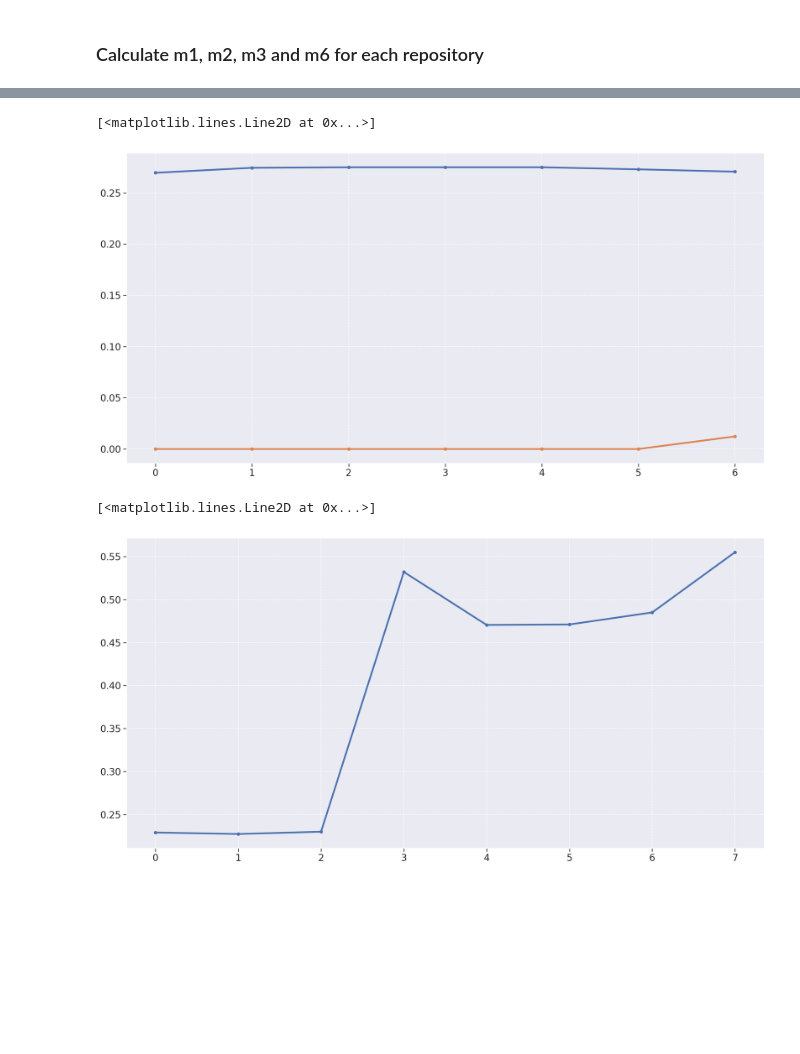
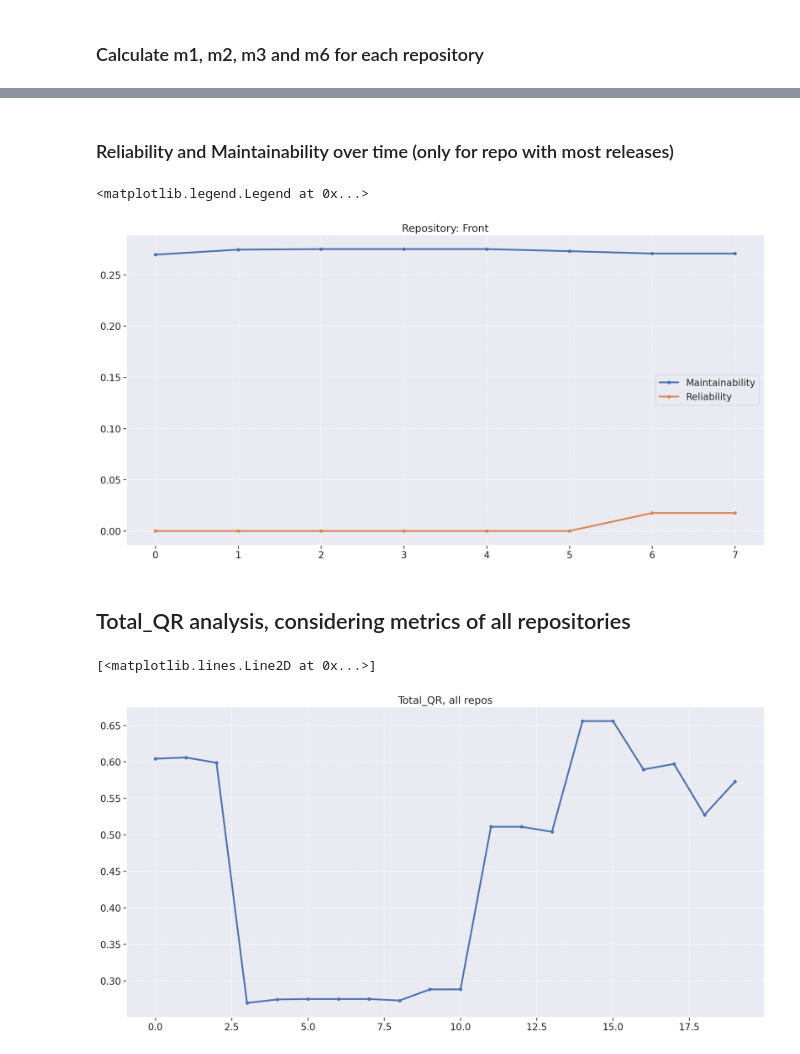
Before and after one commit to fga-eps-mds/2021-2-Cartografia-social-Doc, a Jupyter notebook: Analytics/analytics.ipynb, the cells around one changed output, grey strips where cells are left out. Saved outputs shown, nothing was run; the diff lists cells and outputs as text; code cells hidden in the pictures; blank space fills up the shorter version.

```diff
--- a/Analytics/analytics.ipynb
+++ b/Analytics/analytics.ipynb
@@ -353,20 +444,27 @@ plt.ylim(.25,.28)
+# %% [markdown]
+### Reliability and Maintainability over time (only for repo with most releases)
 # %%
 fig = plt.figure(figsize=(20, 10))
 
-plt.plot(front_metrics['Maintainability'], linewidth=3, marker='o', markersize=5)
-plt.plot(front_metrics['Reliability'], linewidth=3, marker='o', markersize=5)
+plt.title('Repository: Front')
+plt.plot(front_metrics['Maintainability'], linewidth=3, marker='o', markersize=5, label='Maintainability')
+plt.plot(front_metrics['Reliability'], linewidth=3, marker='o', markersize=5, label='Reliability')
+plt.legend()
 # %% [output]
-[<matplotlib.lines.Line2D at 0x...>]
+<matplotlib.legend.Legend at 0x...>
-[figure, old version]
+[figure, new version]
+# %% [markdown]
+## Total_QR analysis, considering metrics of all repositories
 # %%
 total_metrics_df = pd.concat(all_repo_measurements, ignore_index=True)
 total_metrics_df['Maintainability'] = total_metrics_df['code_quality'] * pc1
 total_metrics_df['Reliability'] = total_metrics_df['testing_status'] * pc2
-total_metrics_df['Total_QR'] = total_metrics_df['Maintainability'] + metrics_df['Reliability']
+total_metrics_df['Total_QR'] = total_metrics_df['Maintainability'] + total_metrics_df['Reliability']
 
 
 fig = plt.figure(figsize=(20, 10))
+plt.title('Total_QR, all repos')
 plt.plot(total_metrics_df['Total_QR'], linewidth=3, marker='o', markersize=5)
 # %% [output]
 [<matplotlib.lines.Line2D at 0x...>]
-[figure, old version]
+[figure, new version]
```
Also changed, not shown: parts of 22 cells of this notebook, 38 other files.
